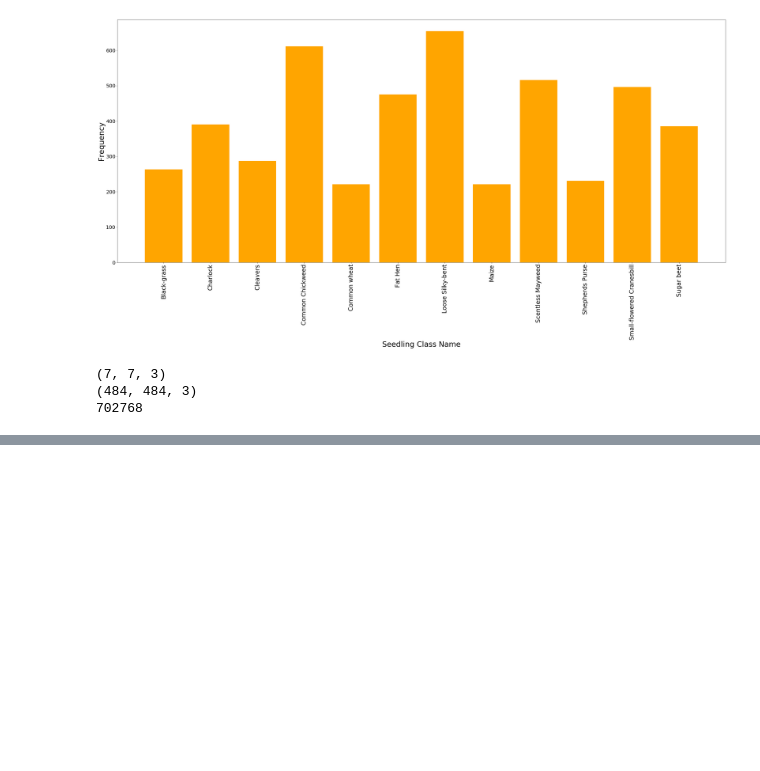
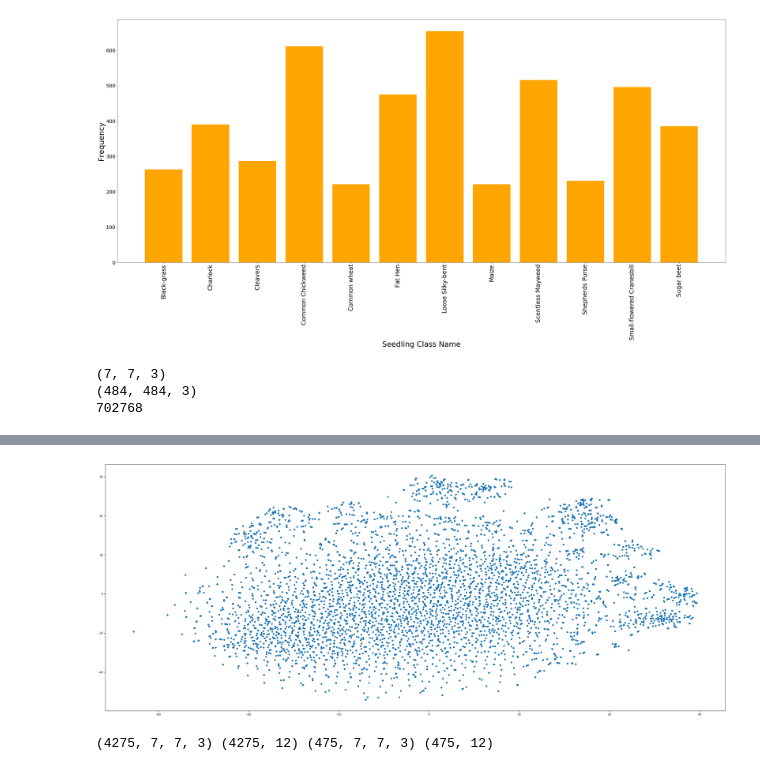
Before and after one commit to gaurav-iiitb/Plant-Seedlings-Classification, a Jupyter notebook: Plant Seedling Classification.ipynb, the cells around one changed output, grey strips where cells are left out. Drawn from its saved outputs; the diff is of its cells as text; code cells hidden in the pictures; blank space fills up the shorter version.

Commit message:
Layman tSNE Implementation

```diff
--- a/Plant Seedling Classification.ipynb
+++ b/Plant Seedling Classification.ipynb
@@ -119,0 +121,14 @@ SyntaxError: invalid syntax (<ipython-input-15-a77acb1182c8>, line 15)
+# %%
+#Visualizations using t-SNE
+#t-Distributed Stochastic Neighboring Embeddings.
+#Similar to PCA but much better, maintains small pairwise distances unlike PCA whose utility function is to maximize variance.
+#It's basically a dimensionality reduction technique.
+
+#Merging the entire 7*7*3 matrices into in 1D array with dimension 4750*147
+tsne_data = train_set.reshape((train_set.shape[0], -1))
+print(tsne_data.shape)
+print(tsne_data[0])
+
+tsne_digits = TSNE(random_state=1024).fit_transform(tsne_data)
+
+#TSNE = TSNE(n_components=4).fit_transform(train_set)
@@ -119,0 +146,21 @@ SyntaxError: invalid syntax (<ipython-input-15-a77acb1182c8>, line 15)
+# %%
+#Scatter PLot Implementation of t-SNE, need to change it seaborn.
+
+sns.set_context('notebook', font_scale=1.1);
+sns.set_style('ticks');
+
+plt.scatter(tsne_digits[:, 0], tsne_digits[:, 1])
+plt.rcParams.update({'font.size': 22})
+plt.show()
+
+
+#sns.lmplot(x='Dim1', y='Dim2', data=tsne_digits, fit_reg=False, legend=True, size=9, hue='Label')
+# %% [output]
+[figure, added]
+# %%
+#Splitting the entire dataset in Train and Test.
+
+x_train, x_test, y_train, y_test = train_test_split(train_set, cat_labels, test_size=0.1, random_state=1024)
+print(x_train.shape, y_train.shape, x_test.shape, y_test.shape)
+# %% [output]
+(4275, 7, 7, 3) (4275, 12) (475, 7, 7, 3) (475, 12)
```
Also changed, not shown: parts of 5 cells of this notebook.
